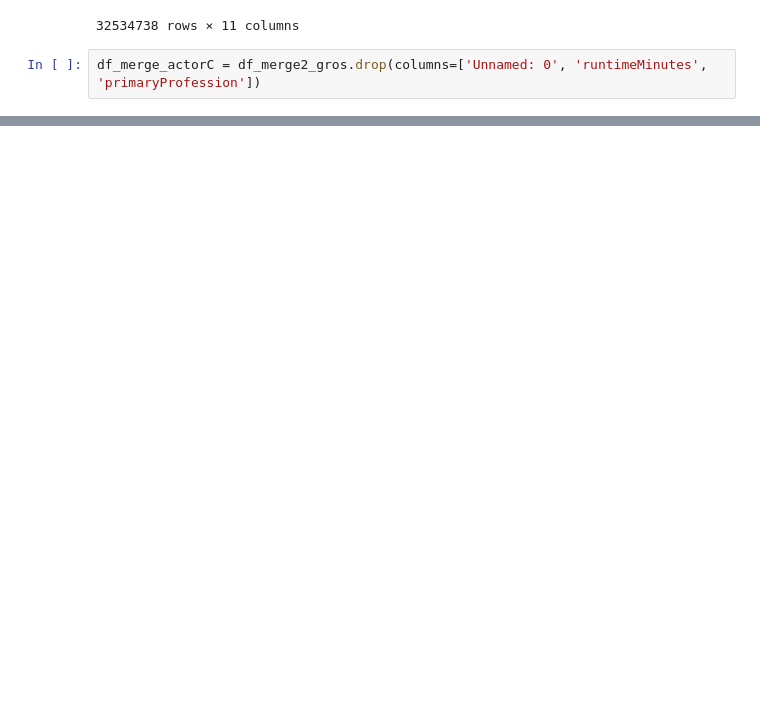
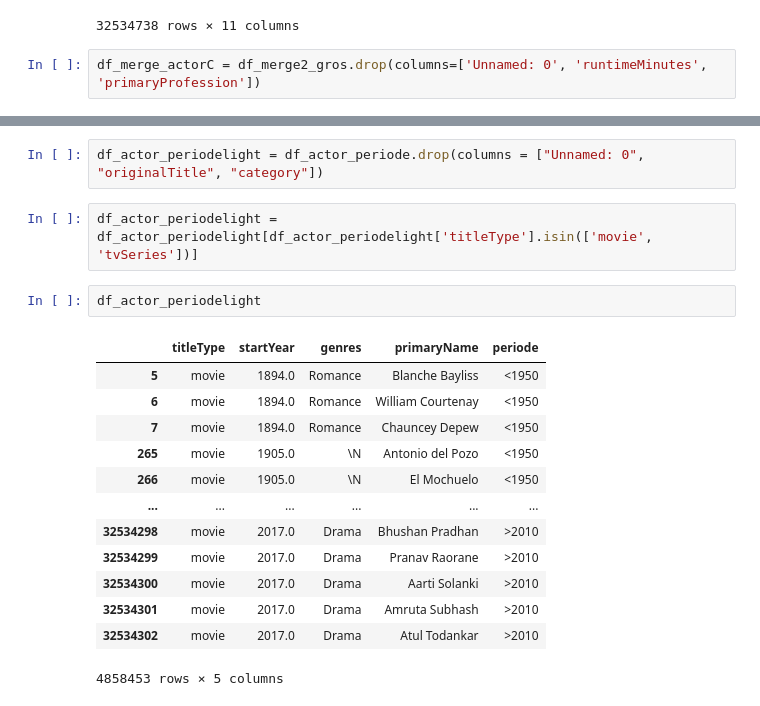
Before and after one commit to aurelieDANIEL2003/projet2_AAA, a Jupyter notebook: comparaison.ipynb, the cells around one changed output, grey strips where cells are left out. Saved outputs shown, nothing was run; the diff lists cells and outputs as text; blank space fills up the shorter version.

```diff
--- a/comparaison.ipynb
+++ b/comparaison.ipynb
@@ -35,0 +274,20 @@ NameError: name 'pd' is not defined
+# %%
+df_actor_periodelight = df_actor_periode.drop(columns = ["Unnamed: 0", "originalTitle", "category"])
+# %%
+df_actor_periodelight = df_actor_periodelight[df_actor_periodelight['titleType'].isin(['movie', 'tvSeries'])]
+# %%
+df_actor_periodelight
+# %% [output]
+|  | titleType | startYear | genres | primaryName | periode |
+| 5 | movie | 1894.0 | Romance | Blanche Bayliss | <1950 |
+| 6 | movie | 1894.0 | Romance | William Courtenay | <1950 |
+| 7 | movie | 1894.0 | Romance | Chauncey Depew | <1950 |
+| 265 | movie | 1905.0 | \N | Antonio del Pozo | <1950 |
+| 266 | movie | 1905.0 | \N | El Mochuelo | <1950 |
+| ... | ... | ... | ... | ... | ... |
+| 32534298 | movie | 2017.0 | Drama | Bhushan Pradhan | >2010 |
+| 32534299 | movie | 2017.0 | Drama | Pranav Raorane | >2010 |
+| 32534300 | movie | 2017.0 | Drama | Aarti Solanki | >2010 |
+| 32534301 | movie | 2017.0 | Drama | Amruta Subhash | >2010 |
+| 32534302 | movie | 2017.0 | Drama | Atul Todankar | >2010 |
+4858453 rows × 5 columns
```
Also changed, not shown: parts of 69 cells of this notebook, 3 other files.
